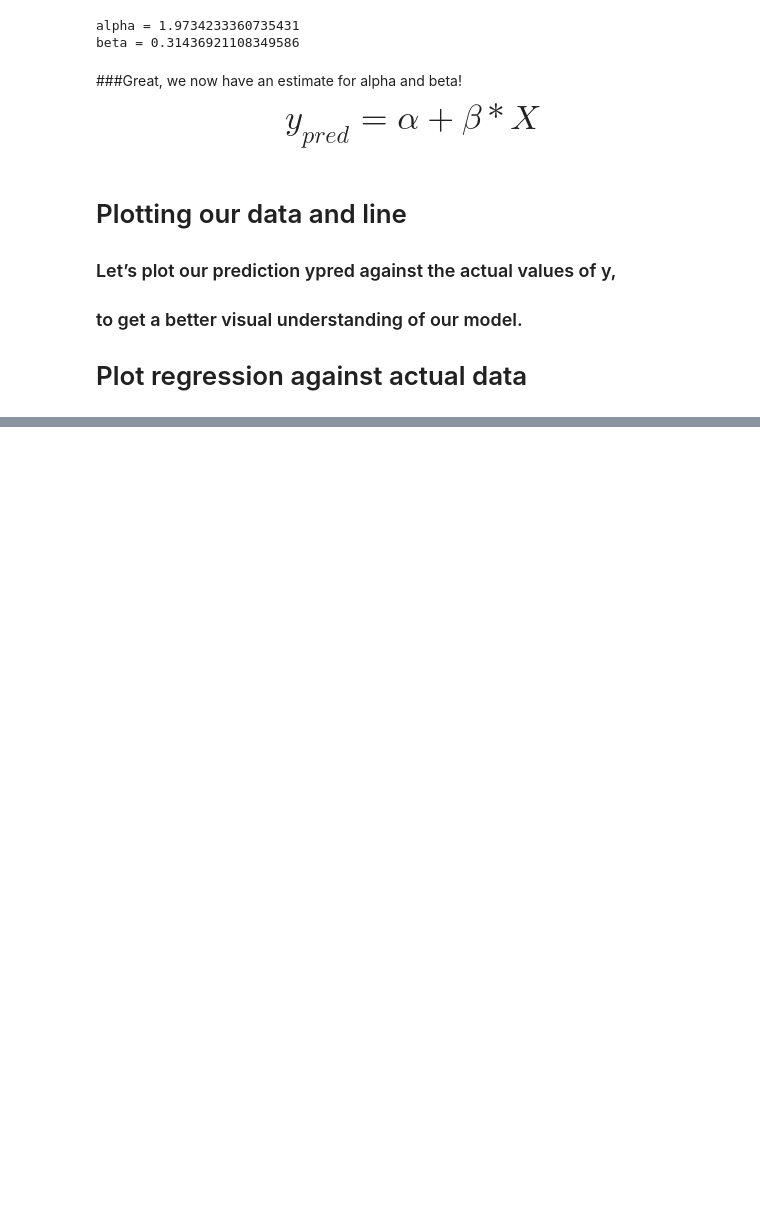
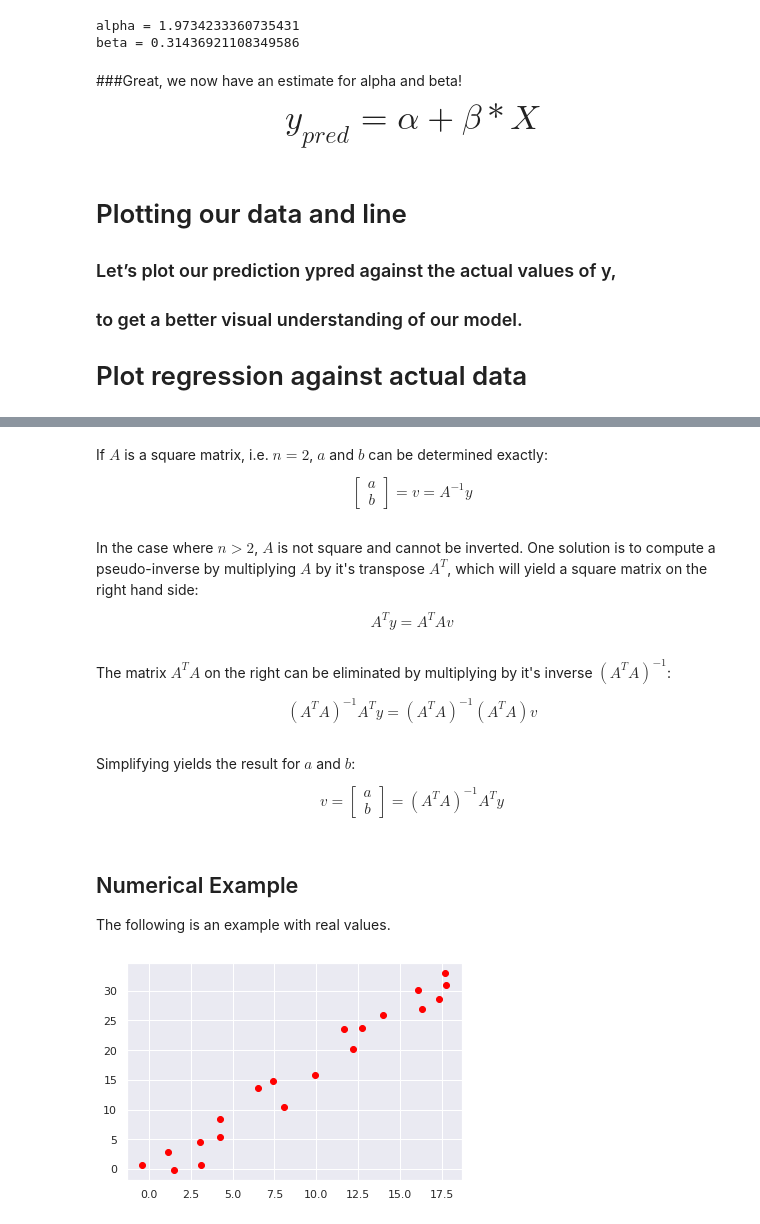
Before and after one commit to thegrouch4413/Predictive-Analysis, a Jupyter notebook: Basic_Regression.ipynb, the cells around one changed output, grey strips where cells are left out. Drawn from its saved outputs; the diff is of its cells as text; code cells hidden in the pictures; blank space fills up the shorter version.

```diff
--- a/Basic_Regression.ipynb
+++ b/Basic_Regression.ipynb
@@ -105,0 +309,41 @@ Text(0, 0.5, 'y')
+# %% [markdown]
+If $A$ is a square matrix, i.e. $n = 2$, $a$ and $b$ can be determined exactly:
+
+$$ \begin{bmatrix}
+a \\
+b
+\end{bmatrix} = v = A^{-1} y$$
+# %% [markdown]
+In the case where $n > 2$, $A$ is not square and cannot be inverted. One solution is to compute a pseudo-inverse by multiplying $A$ by it's transpose $A^T$, which will yield a square matrix on the right hand side:
+
+$$ A^T y = A^T A v$$
+# %% [markdown]
+The matrix $A^T A$ on the right can be eliminated by multiplying by it's inverse $(A^T A)^{-1}$:
+
+$$ (A^T A)^{-1} A^T y = (A^T A)^{-1} (A^T A) v$$
+# %% [markdown]
+Simplifying yields the result for $a$ and $b$:
+
+$$ v = \begin{bmatrix}
+a \\
+b
+\end{bmatrix} = (A^T A)^{-1} A^T y$$
+# %% [markdown]
+## Numerical Example
+
+The following is an example with real values.
+# %%
+x = np.array([-0.40033681,  1.12710083,  1.51535892,  3.13012734,  3.07744676,
+        4.25275393,  6.535855  ,  4.23343874,  8.048823  ,  7.38773014,
+        9.91933651, 12.69142755, 11.61959316, 12.20667906, 13.98048109,
+       16.07602619, 16.31351797, 17.31102756, 17.74511659, 17.66863483])
+
+y = np.array([ 0.7261771 ,  2.86206199, -0.2489528 ,  0.63325248,  4.49244568,
+        5.30531409, 13.6101148 ,  8.48395548, 10.42996366, 14.74172737,
+       15.88897483, 23.76571743, 23.61602269, 20.17880228, 25.85779471,
+       30.11114371, 26.88735809, 28.57977723, 30.99383456, 33.03676545])
+
+plt.scatter(x, y, color='red')
+plt.show()
+# %% [output]
+[figure, added]
```
Also changed, not shown: parts of 36 cells of this notebook.
